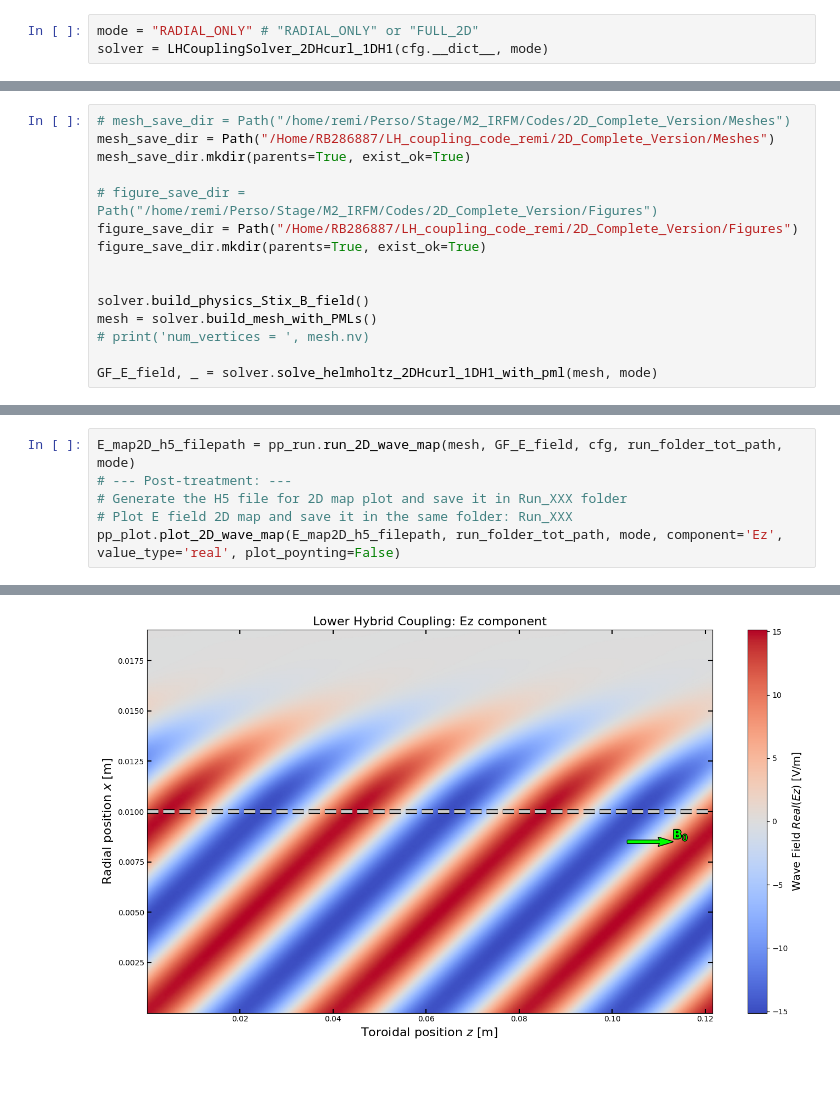
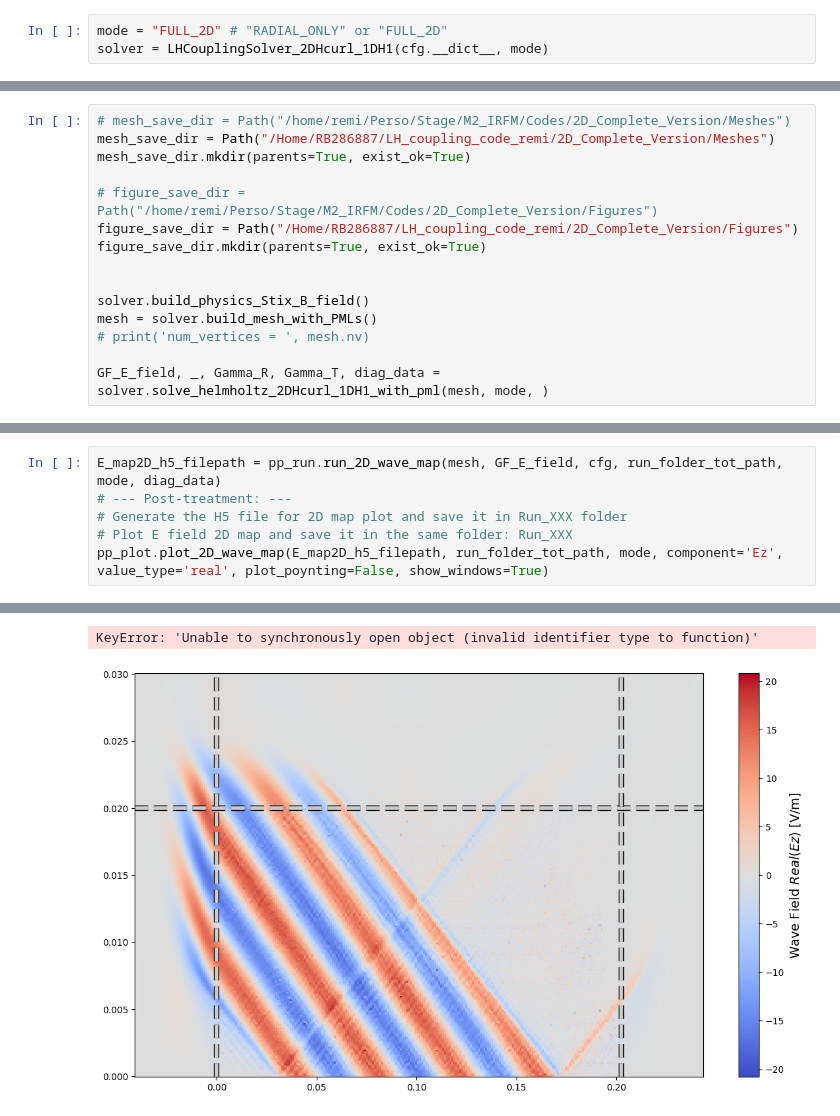
Before and after one commit to RemiBellon/LH_coupling_code_remi, a Jupyter notebook: 2D_Complete_Version/main.ipynb, the cells around one changed output, grey strips where cells are left out. Drawn from its saved outputs; the diff is of its cells as text; blank space fills up the shorter version.

Commit message:
Complete version window to compute Gamma_R and T in progress

```diff
--- a/2D_Complete_Version/main.ipynb
+++ b/2D_Complete_Version/main.ipynb
@@ -16,4 +13,4 @@ The autoreload extension is already loaded. To reload it, use:
 # %%
-mode = "RADIAL_ONLY" # "RADIAL_ONLY" or "FULL_2D"
+mode = "FULL_2D" # "RADIAL_ONLY" or "FULL_2D"
 solver = LHCouplingSolver_2DHcurl_1DH1(cfg.__dict__, mode)
 # %% [output]
@@ -32,5 +29,5 @@ solver.build_physics_Stix_B_field()
 mesh = solver.build_mesh_with_PMLs()
 # print('num_vertices = ', mesh.nv)
 
-GF_E_field, _ = solver.solve_helmholtz_2DHcurl_1DH1_with_pml(mesh, mode)
+GF_E_field, _, Gamma_R, Gamma_T, diag_data = solver.solve_helmholtz_2DHcurl_1DH1_with_pml(mesh, mode, )
 # %% [output]
@@ -68,9 +66,9 @@ sim_target_folder: /Home/RB286887/LH_coupling_code_remi/2D_Complete_Version/Simu
 # %%
-E_map2D_h5_filepath = pp_run.run_2D_wave_map(mesh, GF_E_field, cfg, run_folder_tot_path, mode)
+E_map2D_h5_filepath = pp_run.run_2D_wave_map(mesh, GF_E_field, cfg, run_folder_tot_path, mode, diag_data)
 # --- Post-treatment: ---
 # Generate the H5 file for 2D map plot and save it in Run_XXX folder
 # Plot E field 2D map and save it in the same folder: Run_XXX
-pp_plot.plot_2D_wave_map(E_map2D_h5_filepath, run_folder_tot_path, mode, component='Ez', value_type='real', plot_poynting=False)
+pp_plot.plot_2D_wave_map(E_map2D_h5_filepath, run_folder_tot_path, mode, component='Ez', value_type='real', plot_poynting=False, show_windows=True)
 # %% [output]
 --- Extracting 2D Wave Map ---
 [run 2D E map]
@@ -89,4 +90,5 @@ oui
+KeyError: 'Unable to synchronously open object (invalid identifier type to function)'
-[figure, old version]
+[figure, new version]
 # %%
 # Test n_para spectrum
 
```
Also changed, not shown: parts of 8 cells of this notebook, 25 other files.
